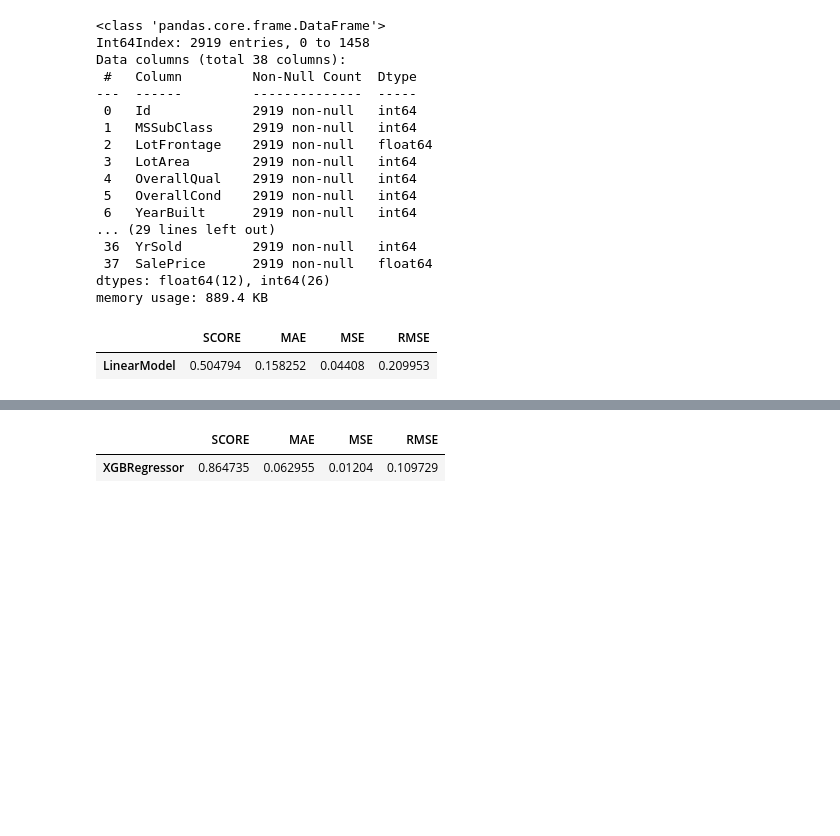
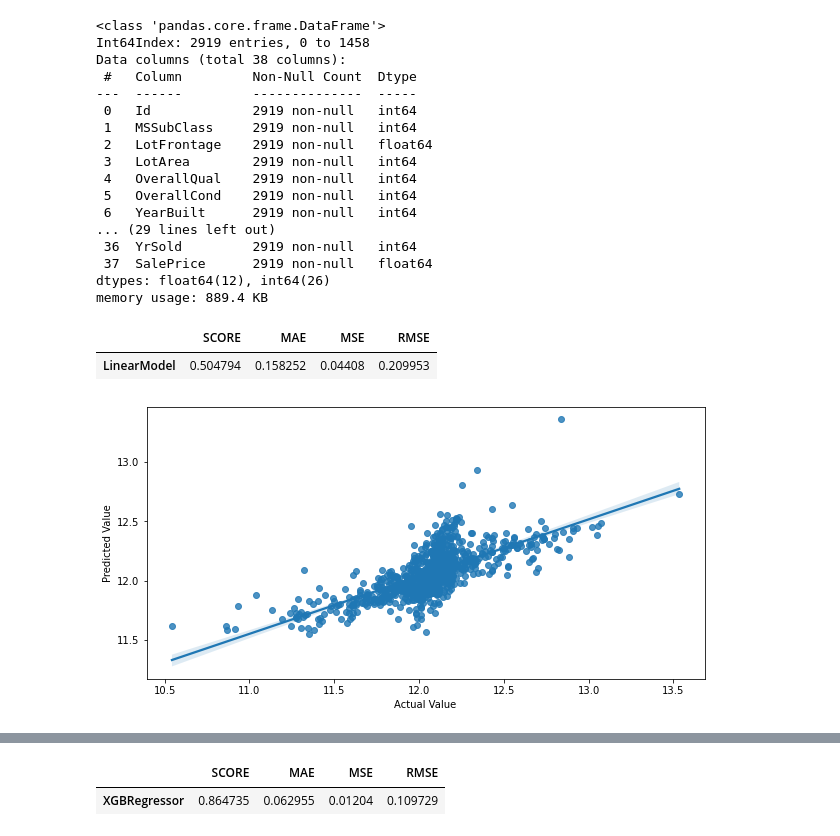
Before and after one commit to isoori/AdvancedHousePrice, a Jupyter notebook: AdvanceHousePrice.ipynb, the cells around one changed output, grey strips where cells are left out. Saved outputs shown, nothing was run; the diff lists cells and outputs as text; code cells hidden in the pictures; blank space fills up the shorter version.

```diff
--- a/AdvanceHousePrice.ipynb
+++ b/AdvanceHousePrice.ipynb
@@ -141,6 +141,14 @@ m1
 # %% [output]
 |  | SCORE | MAE | MSE | RMSE |
 | LinearModel | 0.504794 | 0.158252 | 0.04408 | 0.209953 |
+# %%
+plt.figure(figsize=(10,5))
+plt.xlabel('Actual Value')
+plt.ylabel('Predicted Value')
+sns.regplot(y_test.values,predictions)
+plt.show()
+# %% [output]
+[figure, added]
 # %%
 tree = DecisionTreeRegressor()
 tree.fit(X_train,y_train)
```
Also changed, not shown: parts of 12 cells of this notebook.
